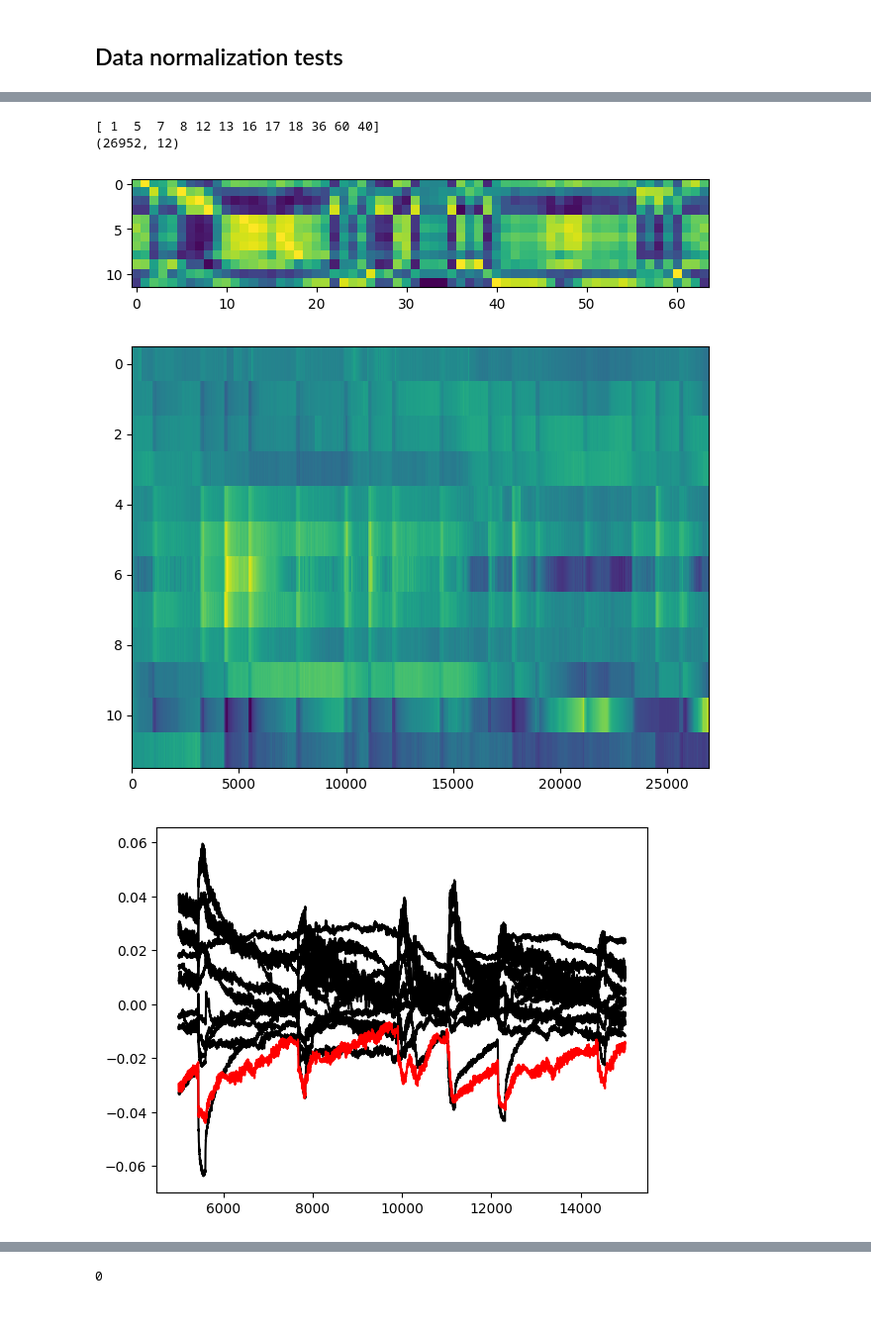
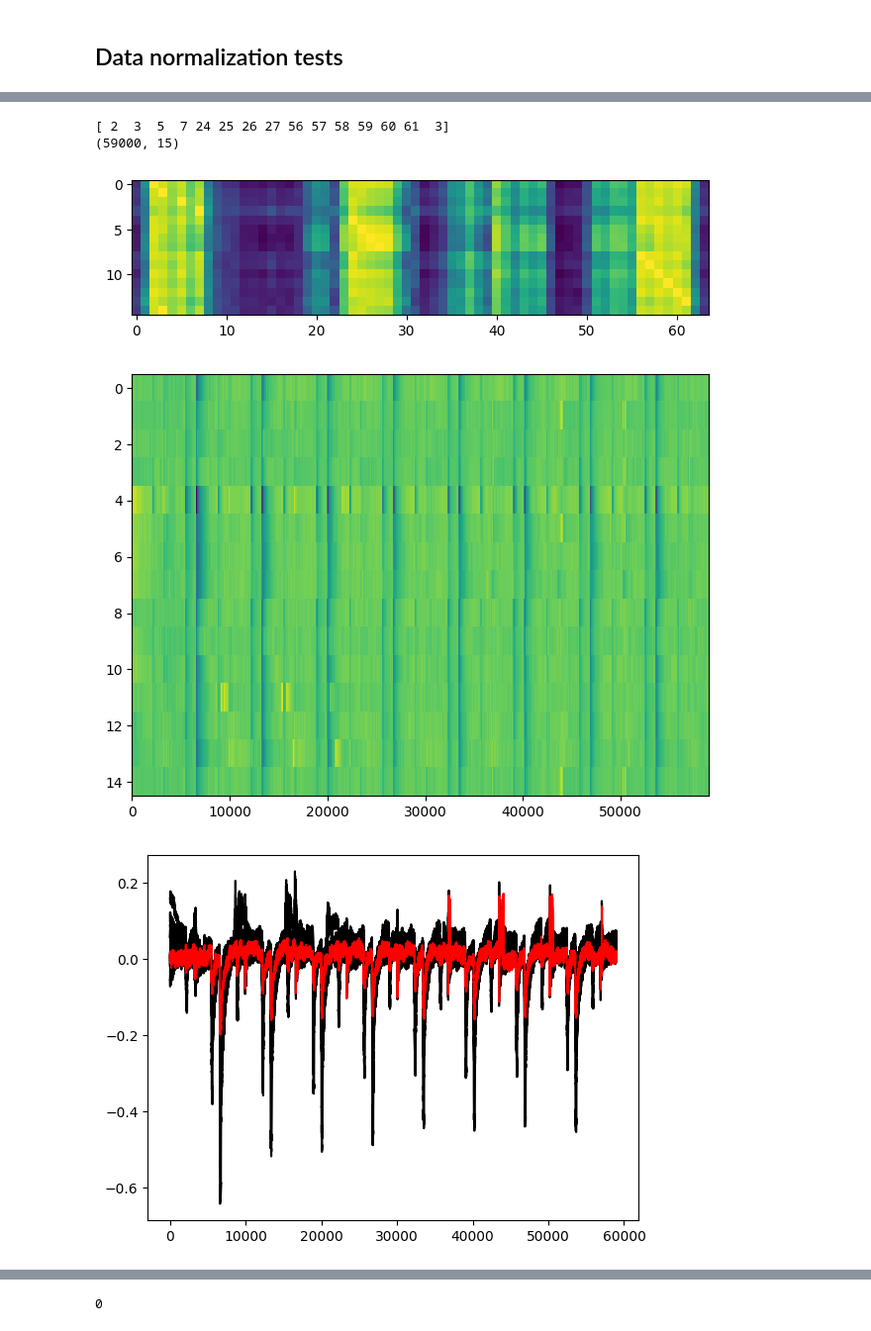
Before and after one commit to Roboy/roboy_smells, a Jupyter notebook: notebooks/test_sensor-model.ipynb, the cells around one changed output, grey strips where cells are left out. Shown at 99% size. Drawn from its saved outputs; the diff is of its cells as text; code cells hidden in the pictures.

```diff
--- a/notebooks/test_sensor-model.ipynb
+++ b/notebooks/test_sensor-model.ipynb
@@ -18,7 +18,7 @@ read in data from a specific file
 # %% [markdown]
 or all files from a from a directory
 # %%
-data_tuple = file_reader.read_all_files_in_folder('../data/newgen-test')
+data_tuple = file_reader.read_all_files_in_folder('../data')
 #data_tuple = dp.remove_broken_channels_multi_files(data_tuple)
 functionalisations, working_channels, all_data = data_tuple
 # %% [output]
@@ -56,6 +56,7 @@ for i, time in enumerate(data):
     channel_data = data[time]['channels']
     orig_data_matrix[i, :] = channel_data
 
+orig_data_matrix = orig_data_matrix[0:22_000]
 data_matrix = orig_data_matrix
 # %%
 # log scale
@@ -63,11 +64,18 @@ data_matrix = np.log(orig_data_matrix)
 
 # high-pass filter
 l1_filter = data_matrix[0]
-l1_factor = 0#1e-3
+l1_factor = 1e-3
 for i in range(len(data_matrix)):
     l1_filter = (l1_filter + data_matrix[i] * l1_factor) / (1.0+l1_factor)
     data_matrix[i] -= l1_filter
 
+# norm by variance
+data_var = np.max(data_matrix, axis=0, keepdims=True)
+#data_matrix /= data_var+1e-6
+
 # remove baseline functionalisation 0
-func_0 = np.mean(data_matrix[:], axis=1, keepdims=True)
-data_matrix = data_matrix - func_0
+brokens = np.array([5,6,32,42])#[22,31])
+mask = np.ones(data_matrix.shape[1], bool)
+mask[brokens] = False
+func_0 = np.mean(data_matrix[:,mask], axis=1, keepdims=True)
+#data_matrix = data_matrix - func_0
@@ -83,34 +140,34 @@ plt.show()
 # %%
 # Channels that are very similar / dissimilar to:
-c = 40
-#cgroup = np.append(np.where(corr[c] > 0.8), c)
-cgroup = np.append(np.where(np.abs(corr)[c] < 0.2), c)
+c = 3
+cgroup = np.append(np.where(corr[c] > 0.7), c)
+#cgroup = np.append(np.where(np.abs(corr)[c] < 0.2), c)
 print(cgroup)
 print(np.squeeze(data_matrix[:,cgroup]).shape)
 
 fig, ax = plt.subplots()
 im = ax.imshow(np.squeeze(corr[cgroup]))
 fig.tight_layout()
 plt.show()
 
 fig, ax = plt.subplots()
 im = ax.imshow(np.squeeze(data_matrix[:,cgroup]).T, aspect='auto')
 fig.tight_layout()
 plt.show()
 
-num_from = 5000
-num_to = 15000
+num_from = 0#000
+num_to = -1#15000
 fig, ax = plt.subplots()
 for cg in cgroup:
-    ax.plot(range(num_from, num_from+len(data_matrix[num_from:num_to, i])),
+    ax.plot(range(num_from, num_from+len(data_matrix[num_from:num_to, 0])),
         data_matrix[num_from:num_to, cg], color=('r' if cg==c else 'k'))
 plt.show()
 # %% [output]
-[ 1  5  7  8 12 13 16 17 18 36 60 40]
-(26952, 12)
+[ 2  3  5  7 24 25 26 27 56 57 58 59 60 61  3]
+(59000, 15)
-[figure, old version]
+[figure, new version]
-[figure, old version]
+[figure, new version]
-[figure, old version]
+[figure, new version]
 # %%
 # Cluster channels that behave similarly
 
```
Also changed, not shown: parts of 11 cells of this notebook, 1 other file.
